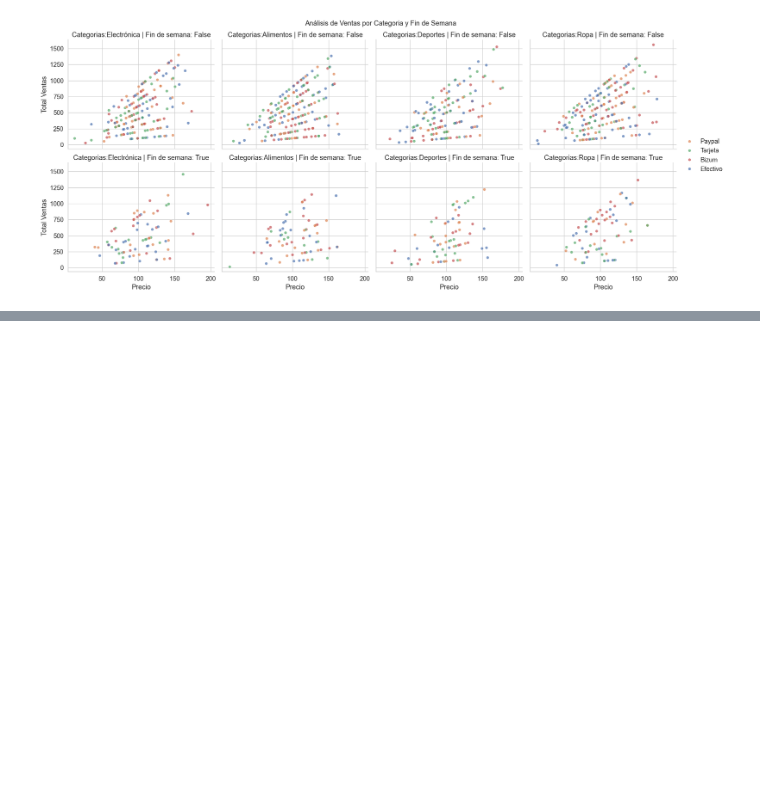
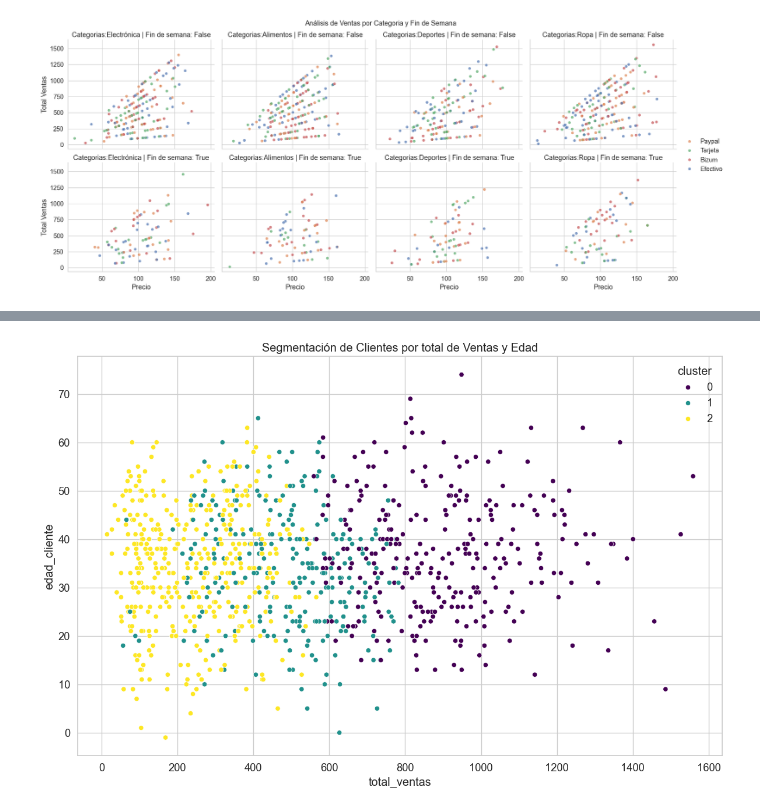
Before and after one commit to beyondAnalysIs/Exploratory-Data-Analysis-EDA, a Jupyter notebook: EDA.ipynb, the cells around one changed output, grey strips where cells are left out. Cells and saved outputs as stored; diff of their text form; code cells hidden in the pictures; blank space fills up the shorter version.

```diff
--- a/EDA.ipynb
+++ b/EDA.ipynb
@@ -436,0 +453,25 @@ plt.show()
+# %%
+# k-means clustering basico para segmentar clientes
+from sklearn.cluster import KMeans
+from sklearn.preprocessing import StandardScaler
+
+#seleccionar variables para clustering
+clustering_vars = ['edad_cliente', 'total_ventas', 'cantidad','precio']
+ventas_clustering = ventas_df[clustering_vars].dropna()
+
+# estandarizar los datos
+scaler = StandardScaler()
+ventas_clustering_scaled = scaler.fit_transform(ventas_clustering)
+
+# aplicar k-means
+kmeans = KMeans(n_clusters=3, random_state=42)
+ventas_clustering['cluster'] = kmeans.fit_predict(ventas_clustering_scaled)
+
+# visualizar los clusters
+plt.figure(figsize=(12, 8))
+sns.scatterplot(data=ventas_clustering, x='total_ventas', y='edad_cliente', hue='cluster', palette='viridis')
+plt.title('Segmentación de Clientes por total de Ventas y Edad')
+plt.tight_layout()
+plt.show()
+# %% [output]
+[figure, added]
```
Also changed, not shown: parts of 1 cell of this notebook.
